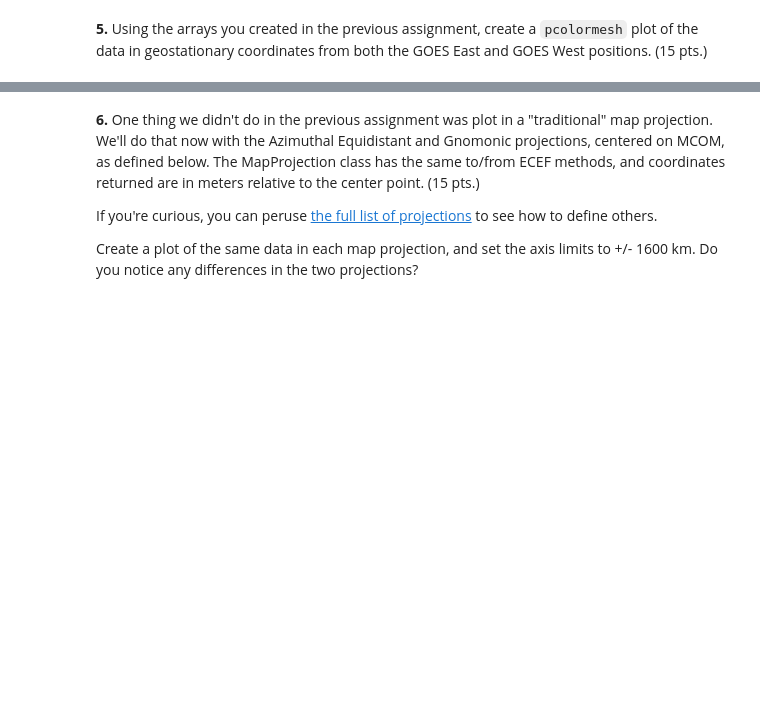
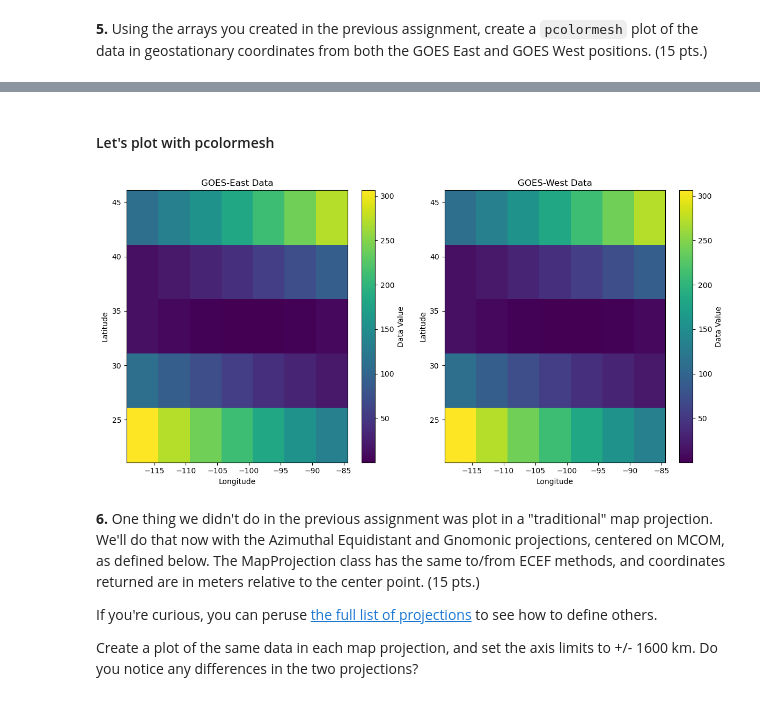
Before and after one commit to temidayo-coder/data-fields, a Jupyter notebook: Homework 2.ipynb, the cells around one changed output, grey strips where cells are left out. Saved outputs shown, nothing was run; the diff lists cells and outputs as text; code cells hidden in the pictures; blank space fills up the shorter version.

```diff
--- a/Homework 2.ipynb
+++ b/Homework 2.ipynb
@@ -400,3 +802,30 @@ ax.set_zlabel('ECEF Z (m)')
+# %% [markdown]
+#### Let's plot with pcolormesh
+# %%
+import matplotlib.pyplot as plt
+
+# Create subplots for GOES-East and GOES-West
+fig, (ax_ge, ax_gw) = plt.subplots(1, 2, figsize=(12, 6))
+
+# Plot the data for GOES-East
+pcolormesh_ge = ax_ge.pcolormesh(lon_grid, lat_grid, d, shading='auto')
+ax_ge.set_title('GOES-East Data')
+ax_ge.set_xlabel('Longitude')
+ax_ge.set_ylabel('Latitude')
+fig.colorbar(pcolormesh_ge, ax=ax_ge, label='Data Value')
+
+# Plot the data for GOES-West
+pcolormesh_gw = ax_gw.pcolormesh(lon_grid, lat_grid, d, shading='auto')
+ax_gw.set_title('GOES-West Data')
+ax_gw.set_xlabel('Longitude')
+ax_gw.set_ylabel('Latitude')
+fig.colorbar(pcolormesh_gw, ax=ax_gw, label='Data Value')
+
+# Adjust layout and display the plot
+plt.tight_layout()
+plt.show()
+# %% [output]
+[figure, added]
 # %% [markdown]
 **6.** One thing we didn't do in the previous assignment was plot in a "traditional" map projection. We'll do that now with the Azimuthal Equidistant and Gnomonic projections, centered on MCOM, as defined below. The MapProjection class has the same to/from ECEF methods, and coordinates returned are in meters relative to the center point. (15 pts.)
 
```
Also changed, not shown: parts of 32 cells of this notebook.
